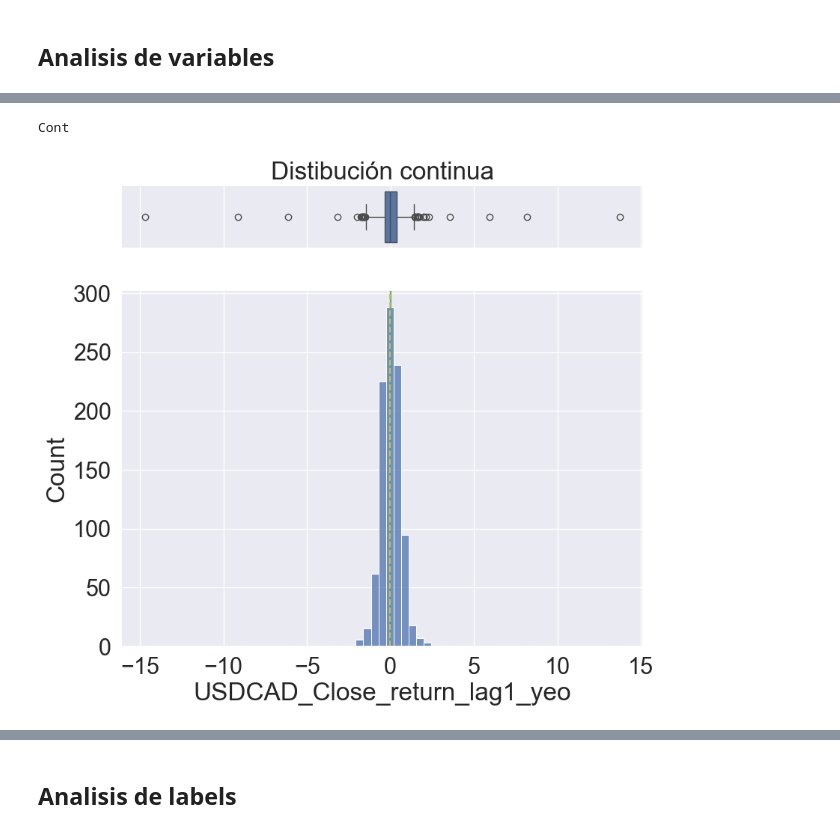
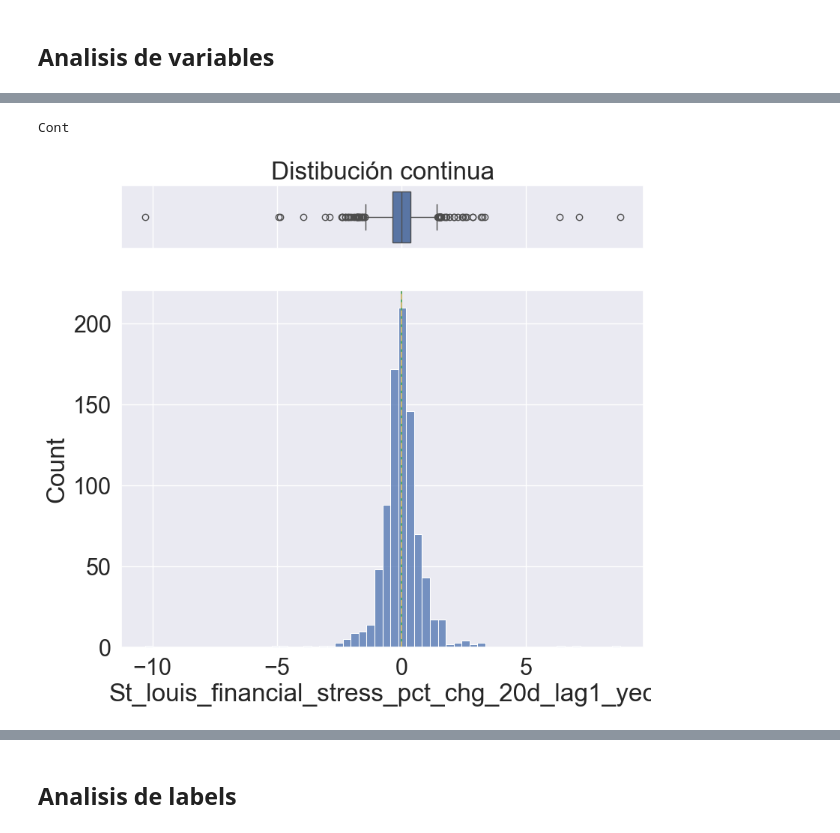
Before and after one commit to sebakremis/ForexMiner, a Jupyter notebook: notebook_EDA.ipynb, the cells around one changed output, grey strips where cells are left out. Saved outputs shown, nothing was run; the diff lists cells and outputs as text; code cells hidden in the pictures.

```diff
--- a/notebook_EDA.ipynb
+++ b/notebook_EDA.ipynb
@@ -87,10 +86,10 @@ SPY_Volume_pct_diff_sma20_lag1_yeo    -0.045045
 # %%
 # Visualizar columna
-col = 'USDCAD_Close_return_lag1_yeo'
+col = 'St_louis_financial_stress_pct_chg_20d_lag1_yeo'
 pintar_columna(df_clean[col])
 # %% [output]
 Cont
-[figure, old version]
+[figure, new version]
 # %%
 # Tabla de Correlaciones
 top_correlaciones(df=df_clean, top_n=30)
```
Also changed, not shown: parts of 9 cells of this notebook, 4 other files.
